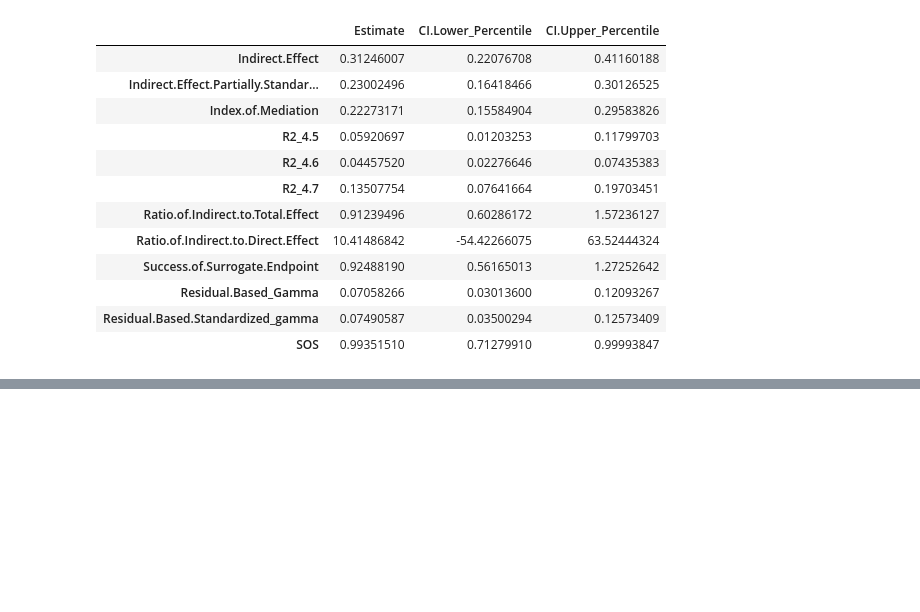
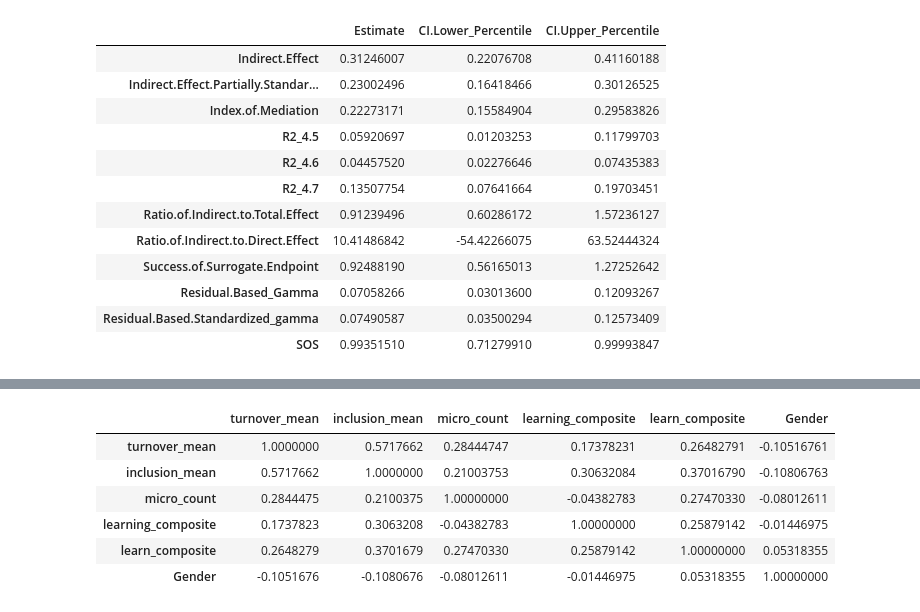
Before and after one commit to sam-cannon/AOM, a Jupyter notebook: AOM in R.ipynb, the cells around one changed output, grey strips where cells are left out. Cells and saved outputs as stored; diff of their text form; code cells hidden in the pictures; blank space fills up the shorter version.

```diff
--- a/AOM in R.ipynb
+++ b/AOM in R.ipynb
@@ -204,0 +207,2 @@ mediation(df$learning_mean, df$inclusion_mean, df$turnover_mean, conf.level = 0.
+# %%
+corr_df <- read.csv("AOM_correlation_data.csv", header = TRUE)
@@ -204,0 +220,2 @@ mediation(df$learning_mean, df$inclusion_mean, df$turnover_mean, conf.level = 0.
+# %%
+corr_df <- subset(corr_df, select = c("turnover_mean", "inclusion_mean", "micro_count", "learning_composite", "learn_composite", "Gender"))
@@ -204,0 +232,10 @@ mediation(df$learning_mean, df$inclusion_mean, df$turnover_mean, conf.level = 0.
+# %%
+cor(corr_df)
+# %% [output]
+|  | turnover_mean | inclusion_mean | micro_count | learning_composite | learn_composite | Gender |
+| turnover_mean | 1.0000000 | 0.5717662 | 0.28444747 | 0.17378231 | 0.26482791 | -0.10516761 |
+| inclusion_mean | 0.5717662 | 1.0000000 | 0.21003753 | 0.30632084 | 0.37016790 | -0.10806763 |
+| micro_count | 0.2844475 | 0.2100375 | 1.00000000 | -0.04382783 | 0.27470330 | -0.08012611 |
+| learning_composite | 0.1737823 | 0.3063208 | -0.04382783 | 1.00000000 | 0.25879142 | -0.01446975 |
+| learn_composite | 0.2648279 | 0.3701679 | 0.27470330 | 0.25879142 | 1.00000000 | 0.05318355 |
+| Gender | -0.1051676 | -0.1080676 | -0.08012611 | -0.01446975 | 0.05318355 | 1.00000000 |
```
Also changed, not shown: parts of 6 cells of this notebook.
